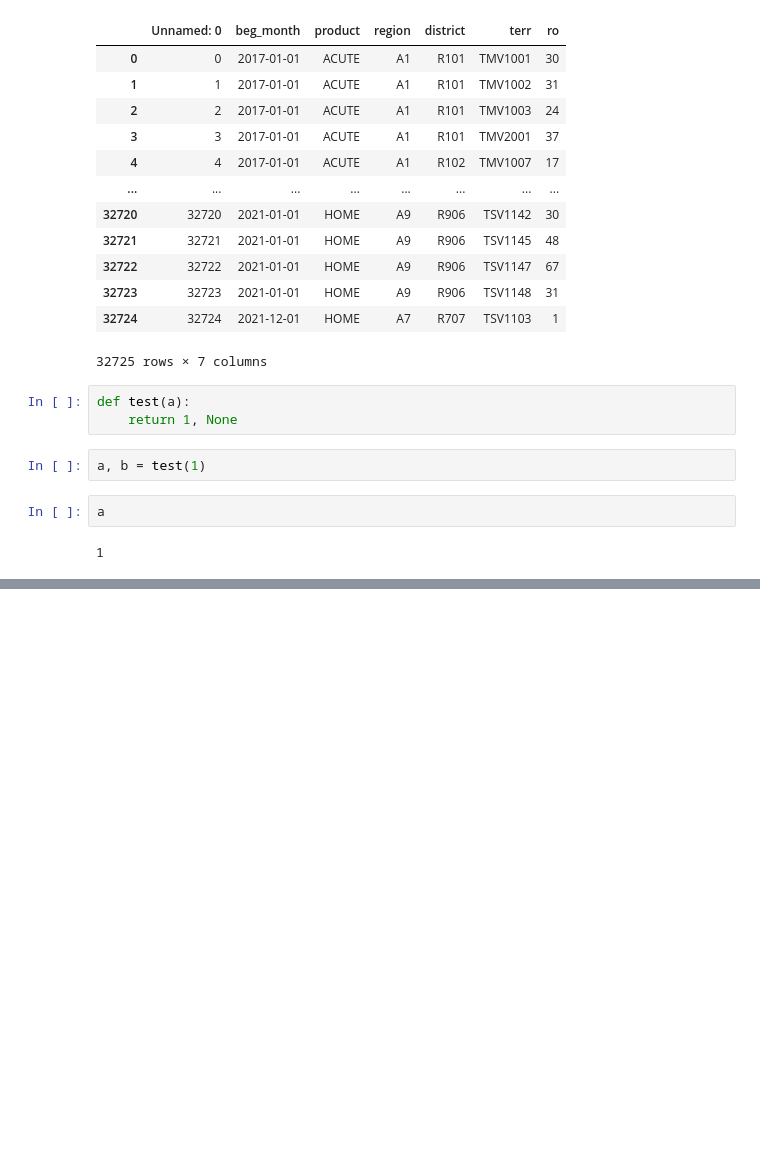
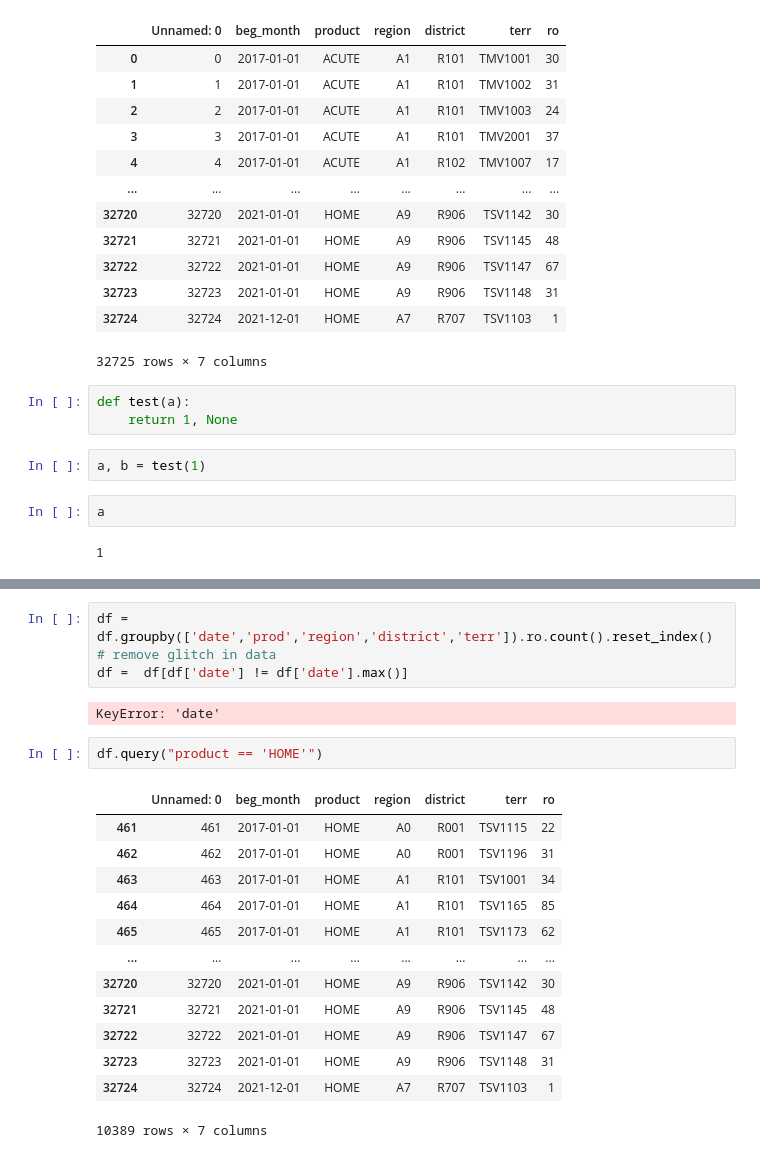
Before and after one commit to odog96veritic/forecast_generator, a Jupyter notebook: test.ipynb, the cells around one changed output, grey strips where cells are left out. Drawn from its saved outputs; the diff is of its cells as text; blank space fills up the shorter version.

```diff
--- a/test.ipynb
+++ b/test.ipynb
@@ -382,0 +360,22 @@ a
+# %%
+df = df.groupby(['date','prod','region','district','terr']).ro.count().reset_index()
+# remove glitch in data
+df =  df[df['date'] != df['date'].max()]
+# %% [output]
+KeyError: 'date'
+# %%
+df.query("product == 'HOME'")
+# %% [output]
+|  | Unnamed: 0 | beg_month | product | region | district | terr | ro |
+| 461 | 461 | 2017-01-01 | HOME | A0 | R001 | TSV1115 | 22 |
+| 462 | 462 | 2017-01-01 | HOME | A0 | R001 | TSV1196 | 31 |
+| 463 | 463 | 2017-01-01 | HOME | A1 | R101 | TSV1001 | 34 |
+| 464 | 464 | 2017-01-01 | HOME | A1 | R101 | TSV1165 | 85 |
+| 465 | 465 | 2017-01-01 | HOME | A1 | R101 | TSV1173 | 62 |
+| ... | ... | ... | ... | ... | ... | ... | ... |
+| 32720 | 32720 | 2021-01-01 | HOME | A9 | R906 | TSV1142 | 30 |
+| 32721 | 32721 | 2021-01-01 | HOME | A9 | R906 | TSV1145 | 48 |
+| 32722 | 32722 | 2021-01-01 | HOME | A9 | R906 | TSV1147 | 67 |
+| 32723 | 32723 | 2021-01-01 | HOME | A9 | R906 | TSV1148 | 31 |
+| 32724 | 32724 | 2021-12-01 | HOME | A7 | R707 | TSV1103 | 1 |
+10389 rows × 7 columns
```
Also changed, not shown: parts of 4 cells of this notebook, 2 other files.
